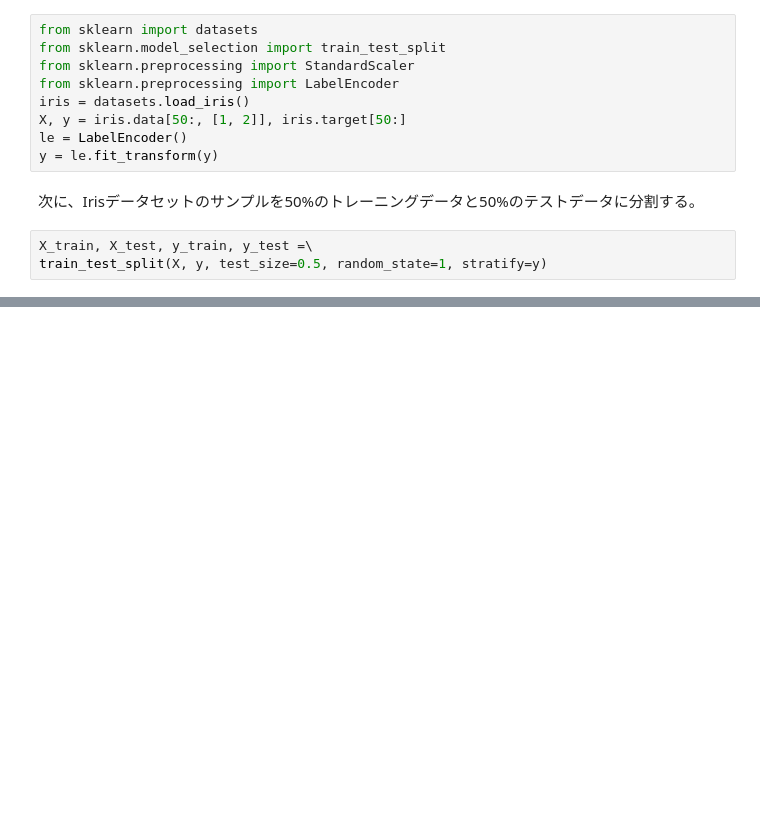
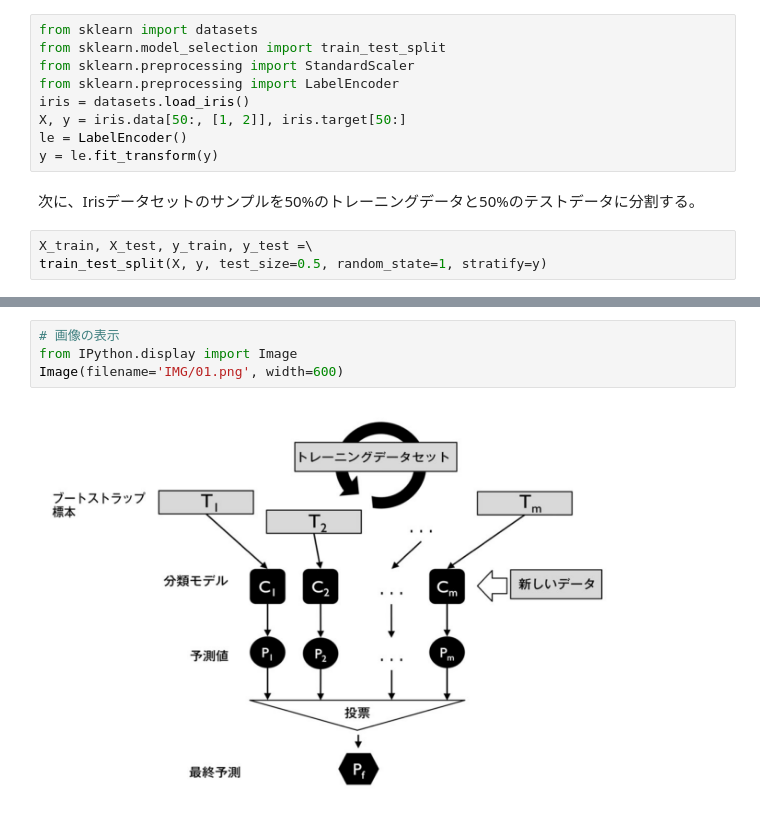
Before and after one commit to TakanoriHasebe/python_machine_learning_2nd, a Jupyter notebook: ch07/アンサンブル学習.ipynb, the cells around one changed output, grey strips where cells are left out. Drawn from its saved outputs; the diff is of its cells as text; blank space fills up the shorter version.

```diff
--- a/ch07/アンサンブル学習.ipynb
+++ b/ch07/アンサンブル学習.ipynb
@@ -175,0 +287,6 @@ train_test_split(X, y, test_size=0.5, random_state=1, stratify=y)
+# %%
+# 画像の表示
+from IPython.display import Image
+Image(filename='IMG/01.png', width=600)
+# %% [output]
+[figure, added]
```
Also changed, not shown: parts of 10 cells of this notebook, 2 other files.
